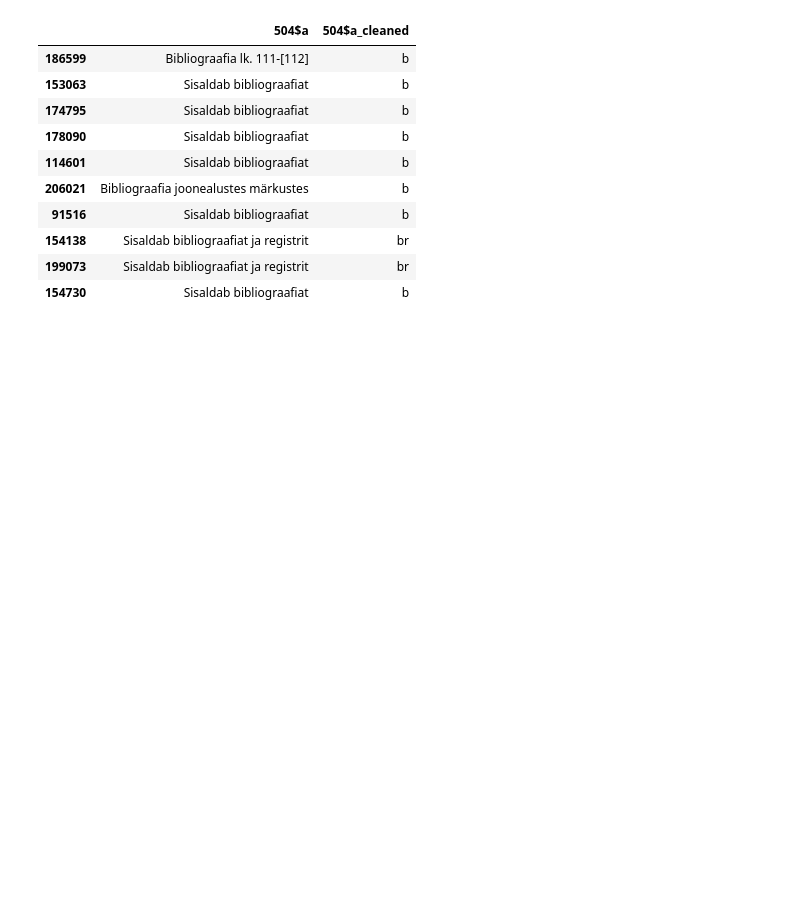
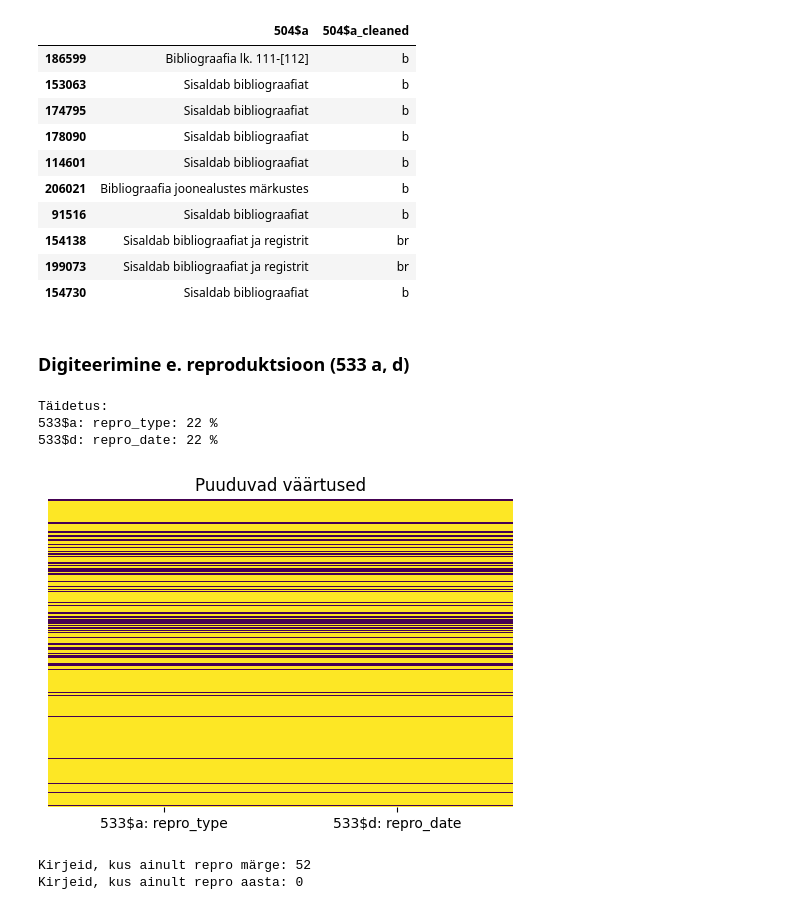
Before and after one commit to RaRa-digiLab/enb-curator, a Jupyter notebook: notebooks/filter-and-clean.ipynb, the cells around one changed output. Cells and saved outputs as stored; diff of their text form; code cells hidden in the pictures; blank space fills up the shorter version.

```diff
--- a/notebooks/filter-and-clean.ipynb
+++ b/notebooks/filter-and-clean.ipynb
@@ -479,3 +616,25 @@ df.loc[df["504$a"].notna()].sample(10)
 | 154138 | Sisaldab bibliograafiat ja registrit | br |
 | 199073 | Sisaldab bibliograafiat ja registrit | br |
 | 154730 | Sisaldab bibliograafiat | b |
+# %% [markdown]
+### Digiteerimine e. reproduktsioon (533 a, d)
+# %%
+df = df_main[["533$a", "533$d"]].copy()
+# %%
+# nagu näha, siis kasutatakse neid kahte tulpa alati koos.
+missing_values_heatmap(df)
+# %% [output]
+Täidetus:
+533$a: repro_type: 22 %
+533$d: repro_date: 22 %
+[figure, added]
+# %%
+### igaks juhuks topelkontroll, ega pole kirjeid, kus on täidetud nii 533$a kui 533$d
+### nagu näha, siis 52 juhul on aasta puudu, aga see ei ole takistuseks
+rows_with_only_533a = df[df['533$a'].notna() & df['533$d'].isna()]
+rows_with_only_533d = df[df['533$a'].isna() & df['533$d'].notna()]
+print("Kirjeid, kus ainult repro märge:", len(rows_with_only_533a))
+print("Kirjeid, kus ainult repro aasta:", len(rows_with_only_533d))
+# %% [output]
+Kirjeid, kus ainult repro märge: 52
+Kirjeid, kus ainult repro aasta: 0
```
Also changed, not shown: parts of 42 cells of this notebook.
